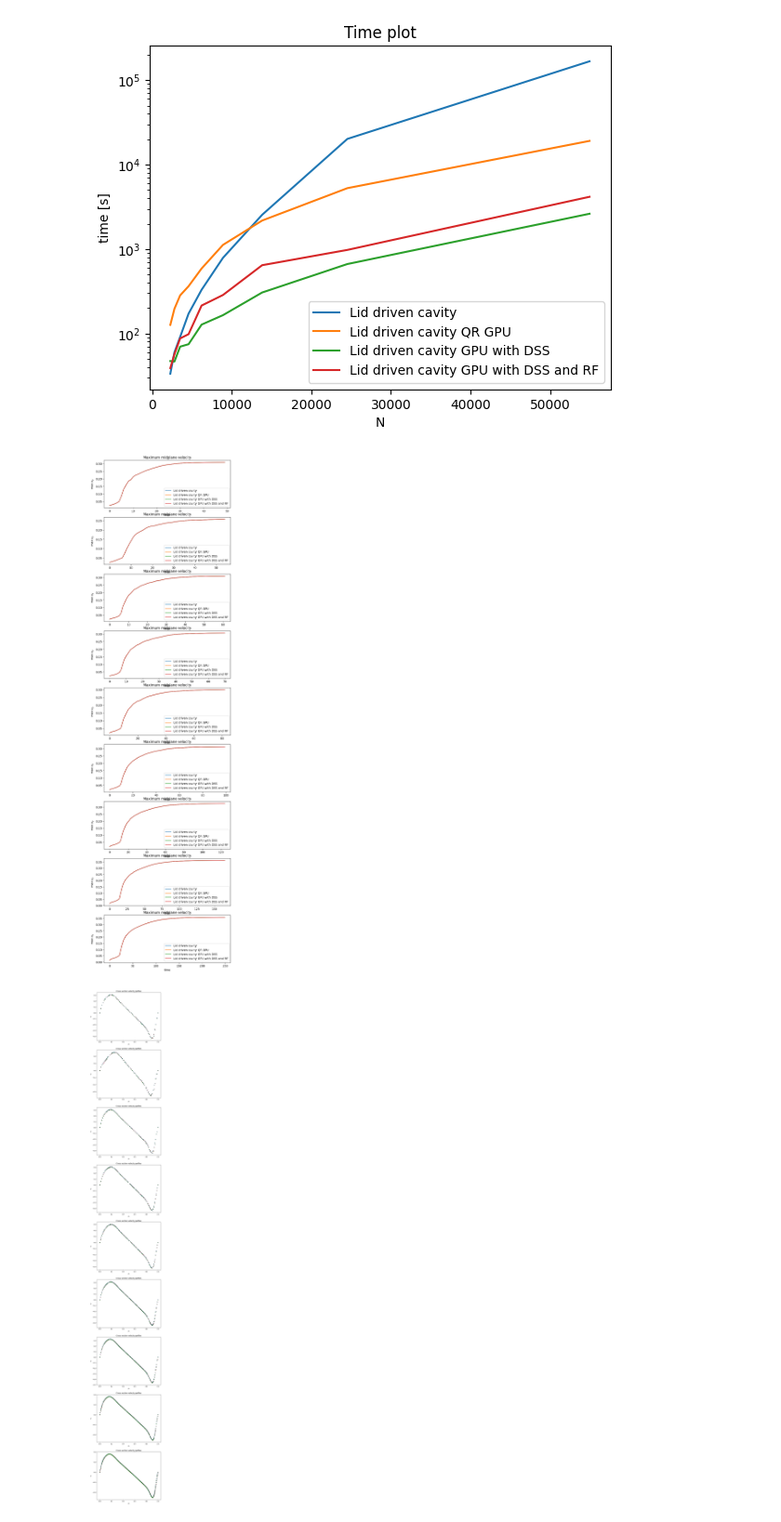
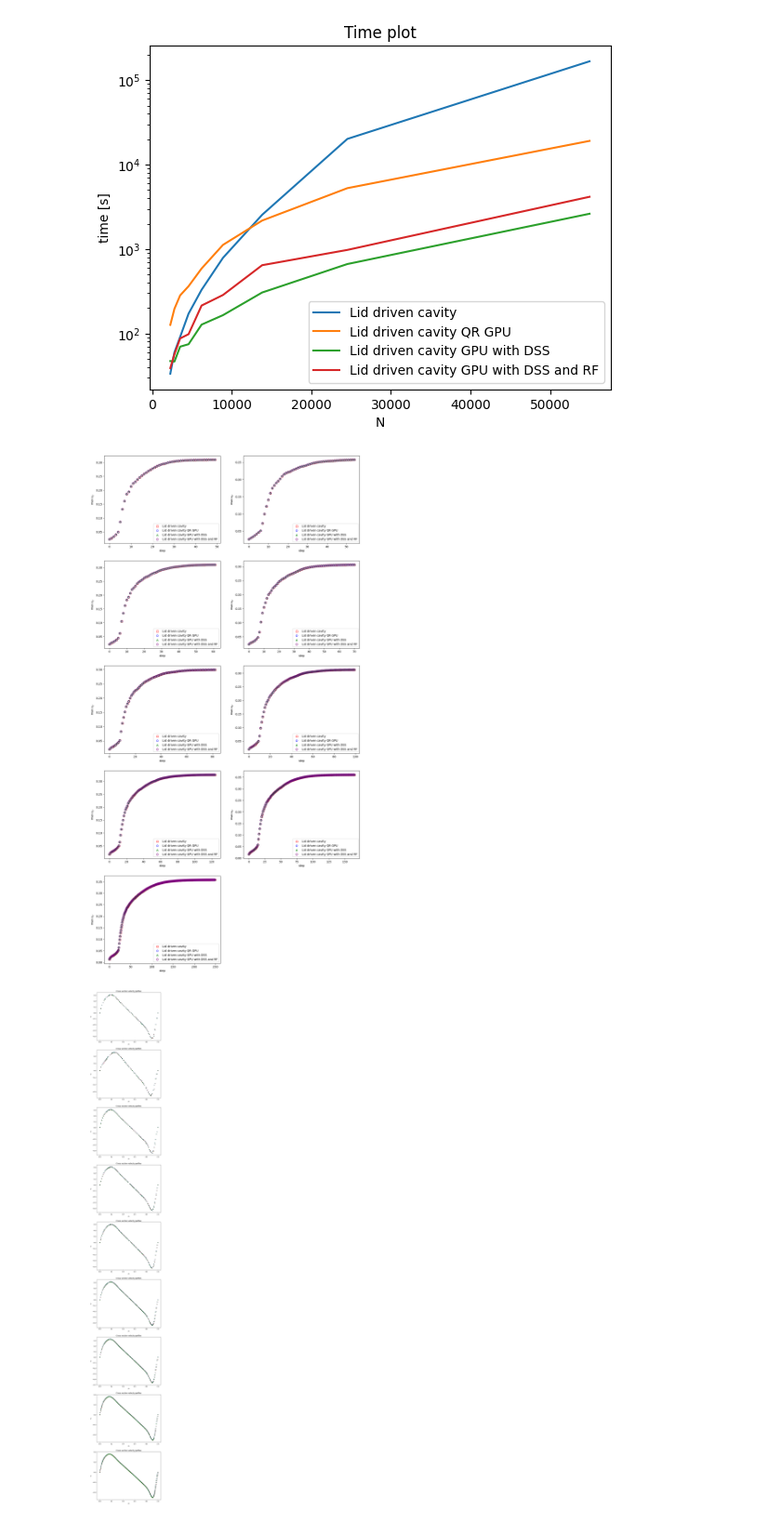
Before and after one commit to ggasper/lid-driven-cavity-gpu, a Jupyter notebook: benchmark/benchmark.ipynb, the cells around one changed output. Shown at 93% size. Drawn from its saved outputs; the diff is of its cells as text; code cells hidden in the pictures.

Commit message:
Better plot labeling

```diff
--- a/benchmark/benchmark.ipynb
+++ b/benchmark/benchmark.ipynb
@@ -102,20 +102,36 @@ ax.legend()
 <matplotlib.legend.Legend at 0x...>
 [figure]
 # %%
-fig, axs = plt.subplots(len(hs), figsize=(8,32))
+# fig, axs = plt.subplots(len(hs), figsize=(8,32))
+# for i, h in enumerate(hs):
+#     for name, (solver_u, solver_p) in programs.items():
+#         result_file = Path('..') / get_output_path(f"{solver_u}_{solver_p}", h)
+#         with h5py.File(result_file) as f:
+#             velocity = np.array(f['max_u_y'], dtype=np.float64)
+#             xs = list(range(len(velocity[0])))
+#             axs[i].plot(xs, velocity[0], label=name)
+#             axs[i].set_title('Maximum midplane velocity')
+#             axs[i].set_xlabel('time')
+#             axs[i].set_ylabel('max $u_y$')
+#             axs[i].legend()
+fig, axs = plt.subplots(5, 2, figsize=(16,32))
+colors = ['red', 'blue', 'green', 'purple', 'orange']
+markers = ['s', 'o', '^', 'D']
 for i, h in enumerate(hs):
+    j = 0
     for name, (solver_u, solver_p) in programs.items():
         result_file = Path('..') / get_output_path(f"{solver_u}_{solver_p}", h)
         with h5py.File(result_file) as f:
             velocity = np.array(f['max_u_y'], dtype=np.float64)
             xs = list(range(len(velocity[0])))
-            axs[i].plot(xs, velocity[0], label=name)
-            axs[i].set_title('Maximum midplane velocity')
-            axs[i].set_xlabel('time')
-            axs[i].set_ylabel('max $u_y$')
-            axs[i].legend()
+            axs[i // 2][i%2].scatter(xs, velocity[0], label=name, color=colors[j], facecolors='none', marker=markers[j])
+            axs[i // 2][i%2].legend()
+            axs[i // 2][i%2].set_xlabel('step')
+            axs[i // 2][i%2].set_ylabel('max $u_y$')
+            j += 1
+fig.delaxes(axs[-1][-1])
 # %% [output]
-[figure, old version]
+[figure, new version]
 # %%
 fig, axs = plt.subplots(len(hs), figsize=(8,64))
 colors = ['red', 'blue', 'green', 'purple', 'orange']
```
Also changed, not shown: parts of 3 cells of this notebook.
